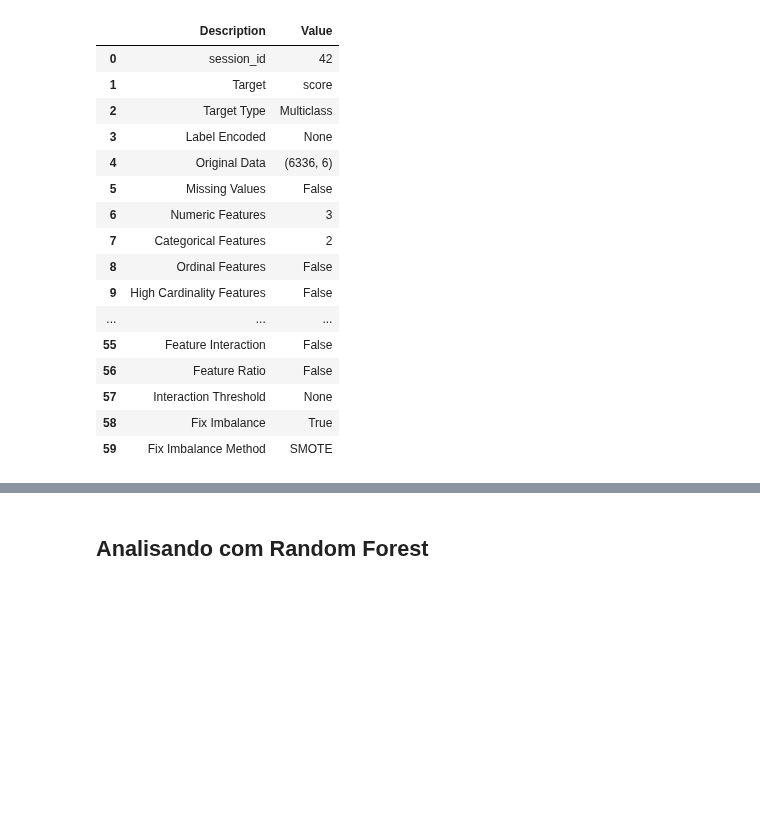
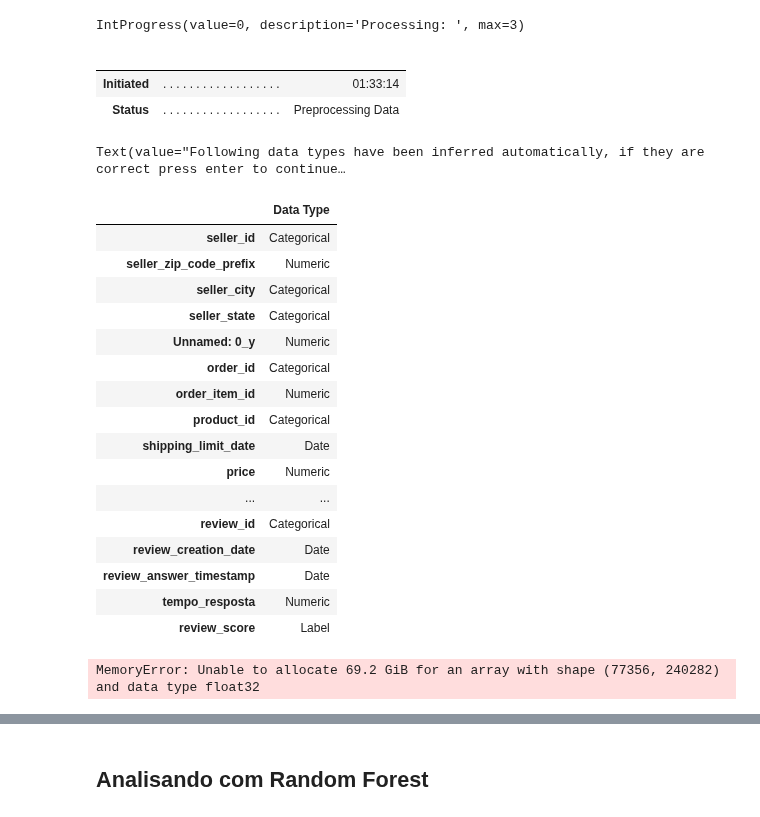
Before and after one commit to claudiagarcia0204/Projeto-Final---Olist, a Jupyter notebook: Teste modelo_claudia.ipynb, the cells around one changed output, grey strips where cells are left out. Drawn from its saved outputs; the diff is of its cells as text; code cells hidden in the pictures; blank space fills up the shorter version.

Commit message:
atualização nos data frame e no projeto final

```diff
--- a/Teste modelo_claudia.ipynb
+++ b/Teste modelo_claudia.ipynb
@@ -14,5 +14,4 @@ from sklearn.model_selection import train_test_split
 from pycaret.classification import *
 from sklearn.preprocessing import StandardScaler
 # %%
-categ_vendedor =  pd.read_csv('Data/seller_category.csv')
-categ_vendedor
+df_fim = pd.read_csv("Data/final_df.csv")
@@ -33,2 +49,2 @@ categ_vendedor
 # %%
-categ_vendedor.drop(columns=['Unnamed: 0', 'seller_id'], inplace=True)
+df_fim.drop(['product_name_lenght', 'product_description_lenght', 'Unnamed: 0_x', 'Unnamed: 0.1'], axis=1, inplace=True)
@@ -37,23 +71,30 @@ AttributeError: 'GradientBoostingClassifier' object has no attribute 'drop'
 # %%
-classification = setup(data = categ_vendedor, remove_outliers=True, unknown_categorical_method='most_frequent', target = 'score', session_id=42, imputation_type='iterative', normalize=True, fix_imbalance = True)
+classification = setup(data = df_fim, remove_outliers=True, unknown_categorical_method='most_frequent', target = 'review_score', session_id=42, imputation_type='iterative', normalize=True)
 # %% [output]
+IntProgress(value=0, description='Processing: ', max=3)
-|  | Description | Value |
-| 0 | session_id | 42 |
-| 1 | Target | score |
-| 2 | Target Type | Multiclass |
-| 3 | Label Encoded | None |
-| 4 | Original Data | (6336, 6) |
-| 5 | Missing Values | False |
-| 6 | Numeric Features | 3 |
-| 7 | Categorical Features | 2 |
-| 8 | Ordinal Features | False |
-| 9 | High Cardinality Features | False |
-| ... | ... | ... |
-| 55 | Feature Interaction | False |
-| 56 | Feature Ratio | False |
-| 57 | Interaction Threshold | None |
-| 58 | Fix Imbalance | True |
-| 59 | Fix Imbalance Method | SMOTE |
+|  |  |  |
+|  |  |  |
+| Initiated | . . . . . . . . . . . . . . . . . . | 01:33:14 |
+| Status | . . . . . . . . . . . . . . . . . . | Preprocessing Data |
+Text(value="Following data types have been inferred automatically, if they are correct press enter to continue…
+|  | Data Type |
+| seller_id | Categorical |
+| seller_zip_code_prefix | Numeric |
+| seller_city | Categorical |
+| seller_state | Categorical |
+| Unnamed: 0_y | Numeric |
+| order_id | Categorical |
+| order_item_id | Numeric |
+| product_id | Categorical |
+| shipping_limit_date | Date |
+| price | Numeric |
+| ... | ... |
+| review_id | Categorical |
+| review_creation_date | Date |
+| review_answer_timestamp | Date |
+| tempo_resposta | Numeric |
+| review_score | Label |
+MemoryError: Unable to allocate 69.2 GiB for an array with shape (77356, 240282) and data type float32
 # %%
 best_model = compare_models()
 best_model
```
Also changed, not shown: parts of 15 cells of this notebook, 14 other files.
